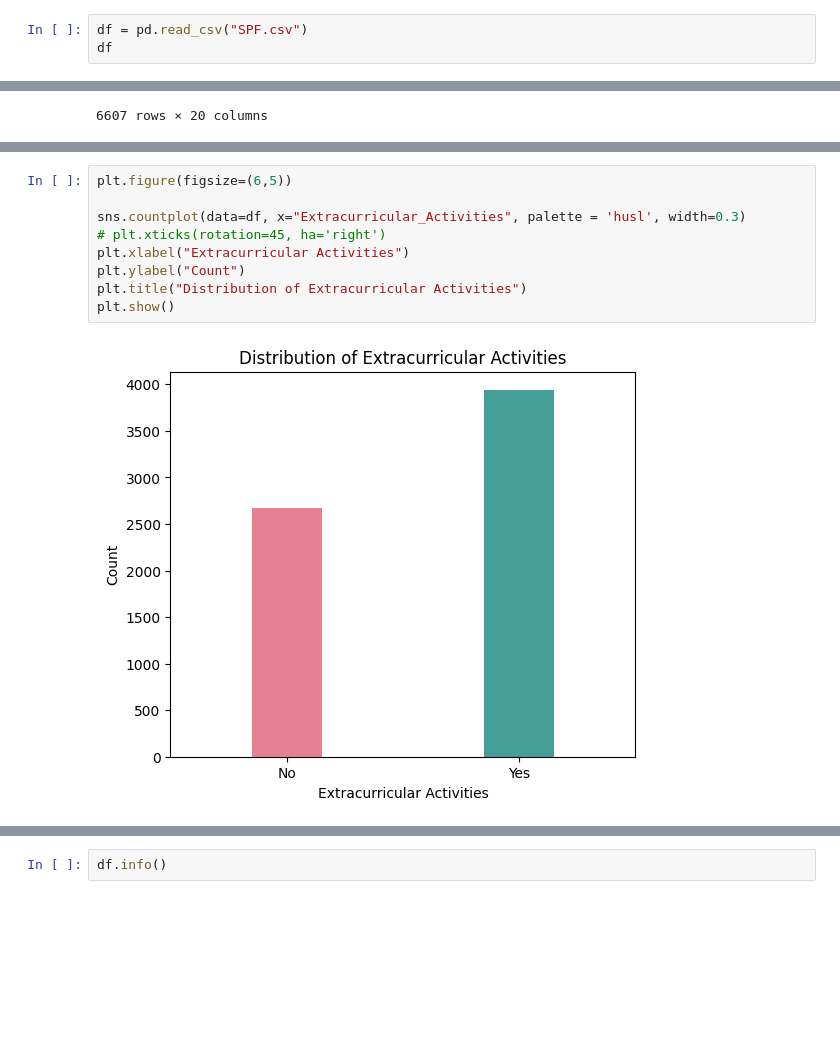
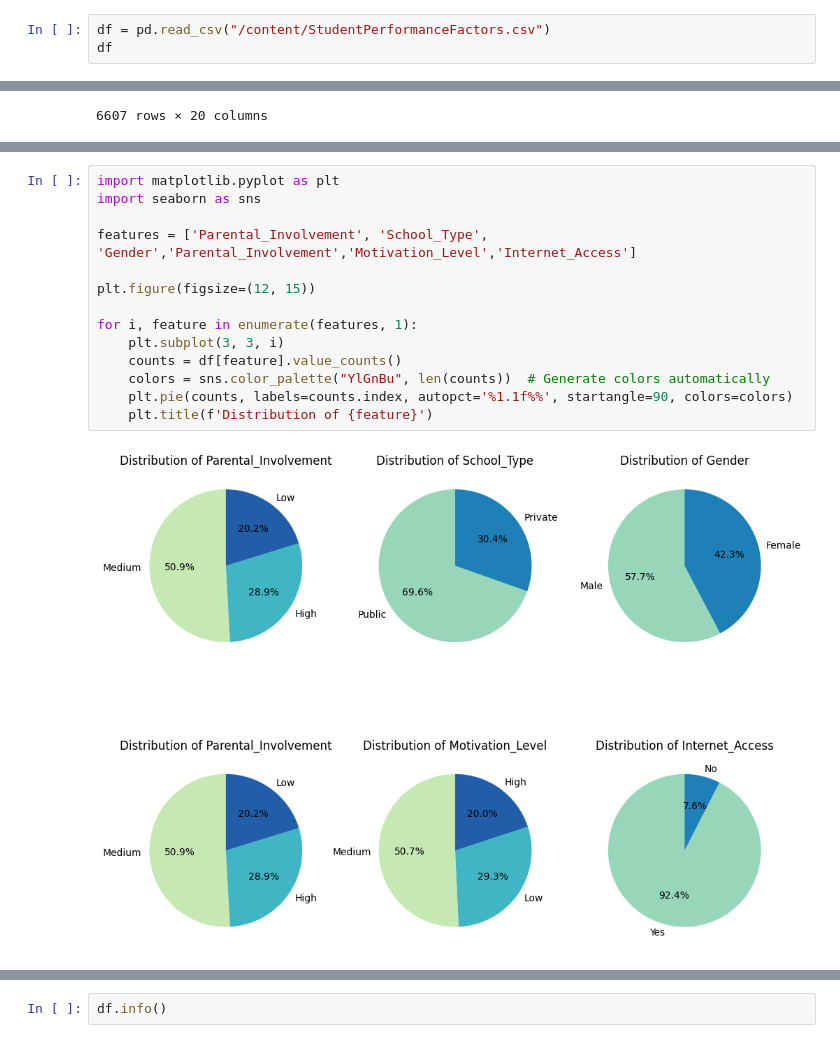
Before and after one commit to FaroukAshrafElshamy/SPP, a Jupyter notebook: SPP.ipynb, the cells around one changed output, grey strips where cells are left out. Cells and saved outputs as stored; diff of their text form; blank space fills up the shorter version.

Commit message:
Updated Version With The Visualization Part

```diff
--- a/SPP.ipynb
+++ b/SPP.ipynb
@@ -10,6 +12,6 @@ from sklearn.preprocessing import StandardScaler
 warnings.filterwarnings("ignore")
 # %%
-df = pd.read_csv("SPF.csv")
+df = pd.read_csv("/content/StudentPerformanceFactors.csv")
 df
 # %% [output]
 |  | Hours_Studied | Attendance | Parental_Involvement | Access_to_Resources | Extracurricular_Activities | ... |
@@ -39,11 +30,16 @@ plt.show()
-# %%
-plt.figure(figsize=(6,5))
-
-sns.countplot(data=df, x="Extracurricular_Activities", palette = 'husl', width=0.3)
-# plt.xticks(rotation=45, ha='right')
-plt.xlabel("Extracurricular Activities")
-plt.ylabel("Count")
-plt.title("Distribution of Extracurricular Activities")
-plt.show()
-# %% [output]
-[figure, removed]
+# %%
+import matplotlib.pyplot as plt
+import seaborn as sns
+
+features = ['Parental_Involvement', 'School_Type', 'Gender','Parental_Involvement','Motivation_Level','Internet_Access']
+
+plt.figure(figsize=(12, 15))
+
+for i, feature in enumerate(features, 1):
+    plt.subplot(3, 3, i)
+    counts = df[feature].value_counts()
+    colors = sns.color_palette("YlGnBu", len(counts))  # Generate colors automatically
+    plt.pie(counts, labels=counts.index, autopct='%1.1f%%', startangle=90, colors=colors)
+    plt.title(f'Distribution of {feature}')
+# %% [output]
+[figure, added]
```
Also changed, not shown: parts of 10 cells of this notebook.
